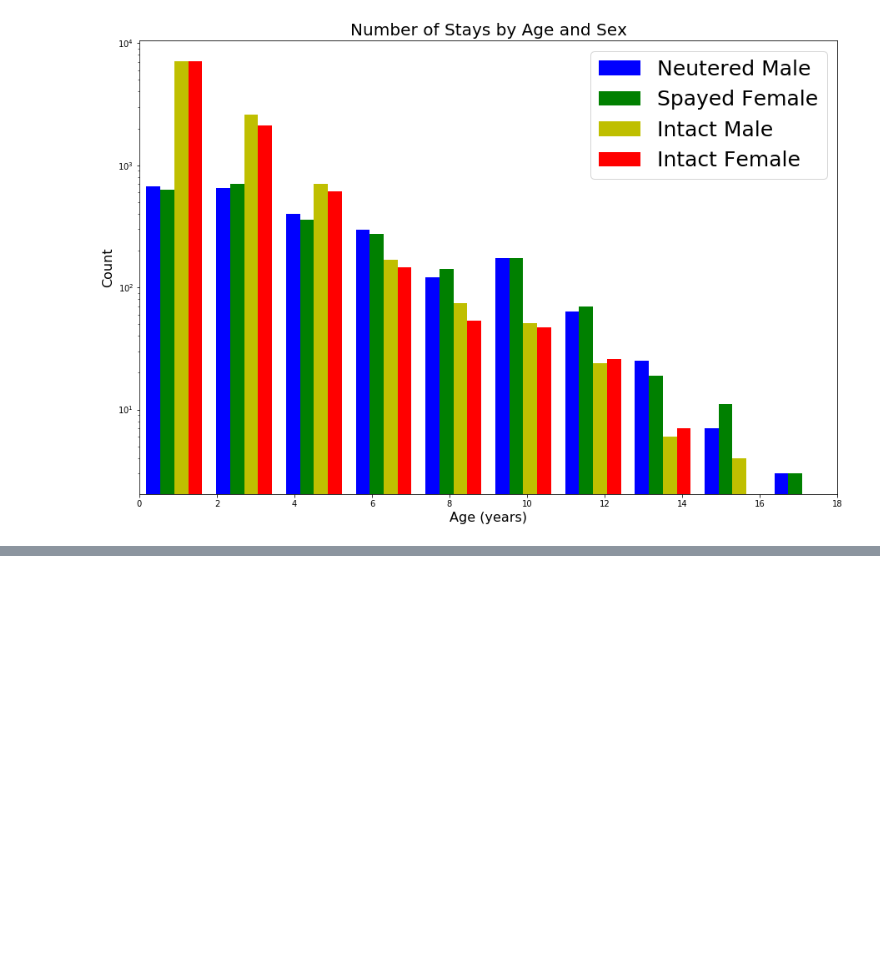
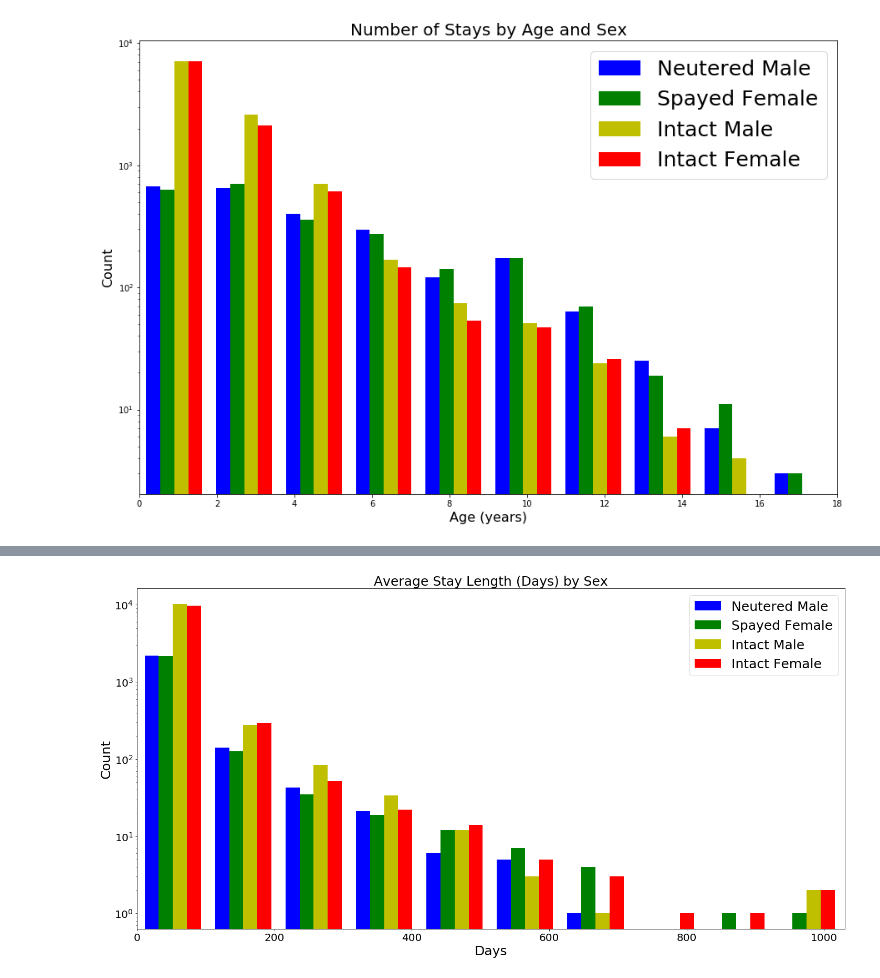
Before and after one commit to edhaarmanniv/Animal-Shelter-Project, a Jupyter notebook: plotting.ipynb, the cells around one changed output, grey strips where cells are left out. Drawn from its saved outputs; the diff is of its cells as text; code cells hidden in the pictures; blank space fills up the shorter version.

```diff
--- a/plotting.ipynb
+++ b/plotting.ipynb
@@ -239,0 +301,24 @@ plt.show()
+# %%
+y1 = final_df.loc[final_df.sex == 'Neutered Male', "avg_stay_len" ]
+y2 = final_df.loc[final_df.sex == 'Spayed Female', "avg_stay_len"]
+y3 = final_df.loc[final_df.sex == 'Intact Male', 'avg_stay_len']
+y4 = final_df.loc[final_df.sex == 'Intact Female', 'avg_stay_len']
+colors = ['b','g', 'y','r']
+#plots the histogram
+fig, ax1 = plt.subplots()
+ax1.hist([y1, y2, y3,y4],color=colors, label=['Neutered Male', 'Spayed Female', 'Intact Male', 'Intact Female'])
+ax1.tick_params(axis='both', labelsize=20)
+ax1.set_xlim(0, 1030)
+plt.ylabel("Count", fontsize=25)
+plt.yscale("log")
+plt.title("Average Stay Length (Days) by Sex", fontsize=25)
+plt.tight_layout()
+plt.xlabel("Days", fontsize=25)
+plt.legend()
+plt.legend(prop={"size":25})
+fig = plt.gcf()
+fig.set_size_inches(20, 10)
+fig.savefig('Scott_average_hist.png', dpi=10)
+plt.show()
+# %% [output]
+[figure, added]
```
Also changed, not shown: parts of 3 cells of this notebook, 1 other file.
